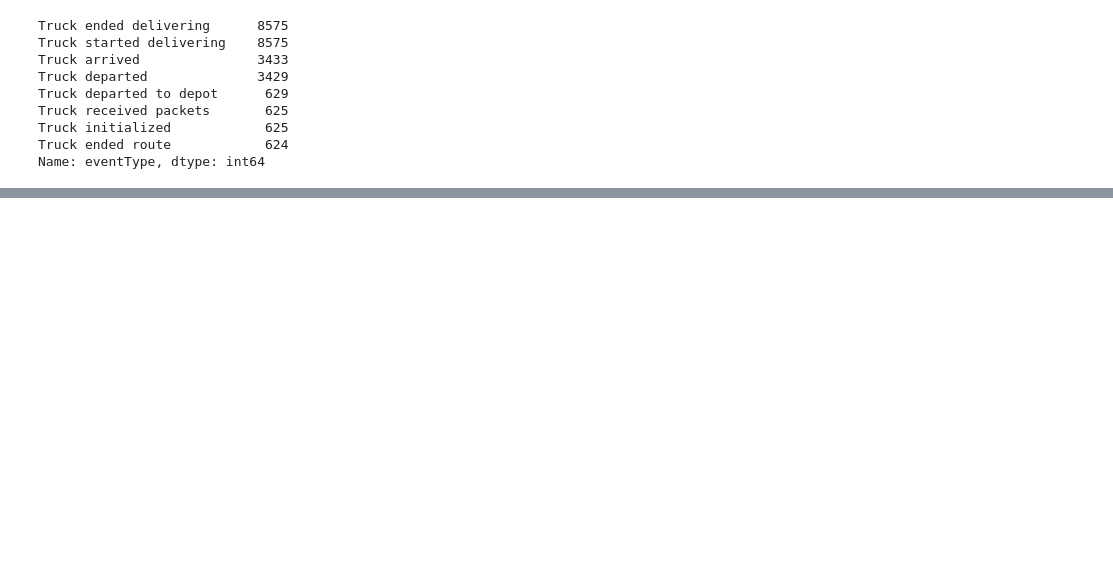
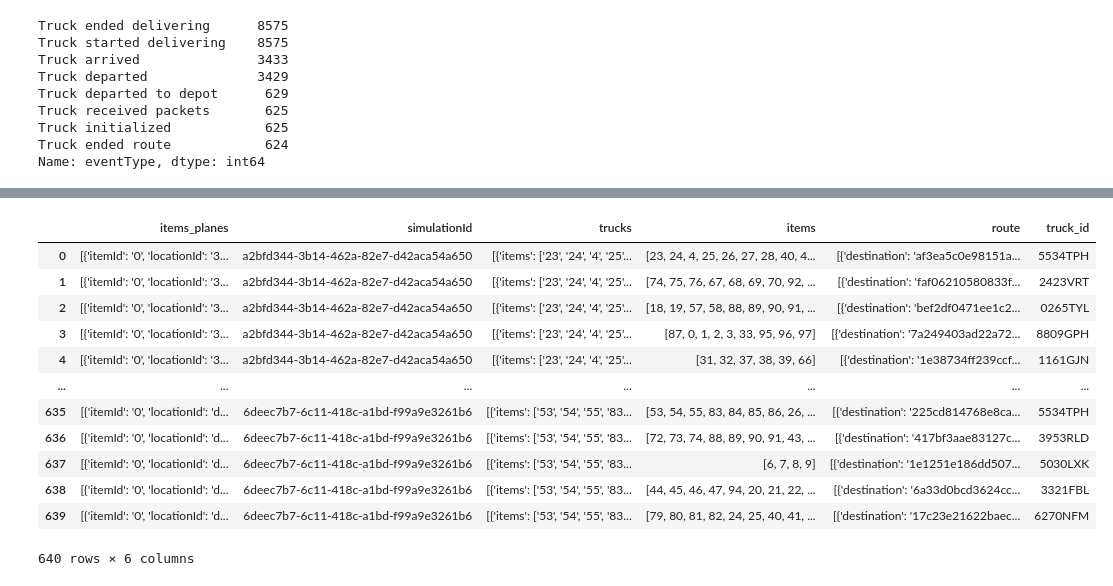
Before and after one commit to jandion/APSELogisticSimulator, a Jupyter notebook: data/eda/eda.ipynb, the cells around one changed output, grey strips where cells are left out. Drawn from its saved outputs; the diff is of its cells as text; code cells hidden in the pictures; blank space fills up the shorter version.

```diff
--- a/data/eda/eda.ipynb
+++ b/data/eda/eda.ipynb
@@ -188,0 +102,17 @@ tiempos_viaje.drop(columns=["eventTime", "eventType"]).groupby(["truckId","simul
+# %%
+planes_desanidado = planes.join(planes.trucks.explode().apply(pd.Series), lsuffix='_planes').reset_index(drop=True)
+planes_desanidado
+# %% [output]
+|  | items_planes | simulationId | trucks | items | route | truck_id |
+| 0 | [{'itemId': '0', 'locationId': '3... | a2bfd344-3b14-462a-82e7-d42aca54a650 | [{'items': ['23', '24', '4', '25'... | [23, 24, 4, 25, 26, 27, 28, 40, 4... | [{'destination': 'af3ea5c0e98151a... | 5534TPH |
+| 1 | [{'itemId': '0', 'locationId': '3... | a2bfd344-3b14-462a-82e7-d42aca54a650 | [{'items': ['23', '24', '4', '25'... | [74, 75, 76, 67, 68, 69, 70, 92, ... | [{'destination': 'faf06210580833f... | 2423VRT |
+| 2 | [{'itemId': '0', 'locationId': '3... | a2bfd344-3b14-462a-82e7-d42aca54a650 | [{'items': ['23', '24', '4', '25'... | [18, 19, 57, 58, 88, 89, 90, 91, ... | [{'destination': 'bef2df0471ee1c2... | 0265TYL |
+| 3 | [{'itemId': '0', 'locationId': '3... | a2bfd344-3b14-462a-82e7-d42aca54a650 | [{'items': ['23', '24', '4', '25'... | [87, 0, 1, 2, 3, 33, 95, 96, 97] | [{'destination': '7a249403ad22a72... | 8809GPH |
+| 4 | [{'itemId': '0', 'locationId': '3... | a2bfd344-3b14-462a-82e7-d42aca54a650 | [{'items': ['23', '24', '4', '25'... | [31, 32, 37, 38, 39, 66] | [{'destination': '1e38734ff239ccf... | 1161GJN |
+| ... | ... | ... | ... | ... | ... | ... |
+| 635 | [{'itemId': '0', 'locationId': 'd... | 6deec7b7-6c11-418c-a1bd-f99a9e3261b6 | [{'items': ['53', '54', '55', '83... | [53, 54, 55, 83, 84, 85, 86, 26, ... | [{'destination': '225cd814768e8ca... | 5534TPH |
+| 636 | [{'itemId': '0', 'locationId': 'd... | 6deec7b7-6c11-418c-a1bd-f99a9e3261b6 | [{'items': ['53', '54', '55', '83... | [72, 73, 74, 88, 89, 90, 91, 43, ... | [{'destination': '417bf3aae83127c... | 3953RLD |
+| 637 | [{'itemId': '0', 'locationId': 'd... | 6deec7b7-6c11-418c-a1bd-f99a9e3261b6 | [{'items': ['53', '54', '55', '83... | [6, 7, 8, 9] | [{'destination': '1e1251e186dd507... | 5030LXK |
+| 638 | [{'itemId': '0', 'locationId': 'd... | 6deec7b7-6c11-418c-a1bd-f99a9e3261b6 | [{'items': ['53', '54', '55', '83... | [44, 45, 46, 47, 94, 20, 21, 22, ... | [{'destination': '6a33d0bcd3624cc... | 3321FBL |
+| 639 | [{'itemId': '0', 'locationId': 'd... | 6deec7b7-6c11-418c-a1bd-f99a9e3261b6 | [{'items': ['53', '54', '55', '83... | [79, 80, 81, 82, 24, 25, 40, 41, ... | [{'destination': '17c23e21622baec... | 6270NFM |
+640 rows × 6 columns
```
Also changed, not shown: parts of 16 cells of this notebook, 4 other files.
